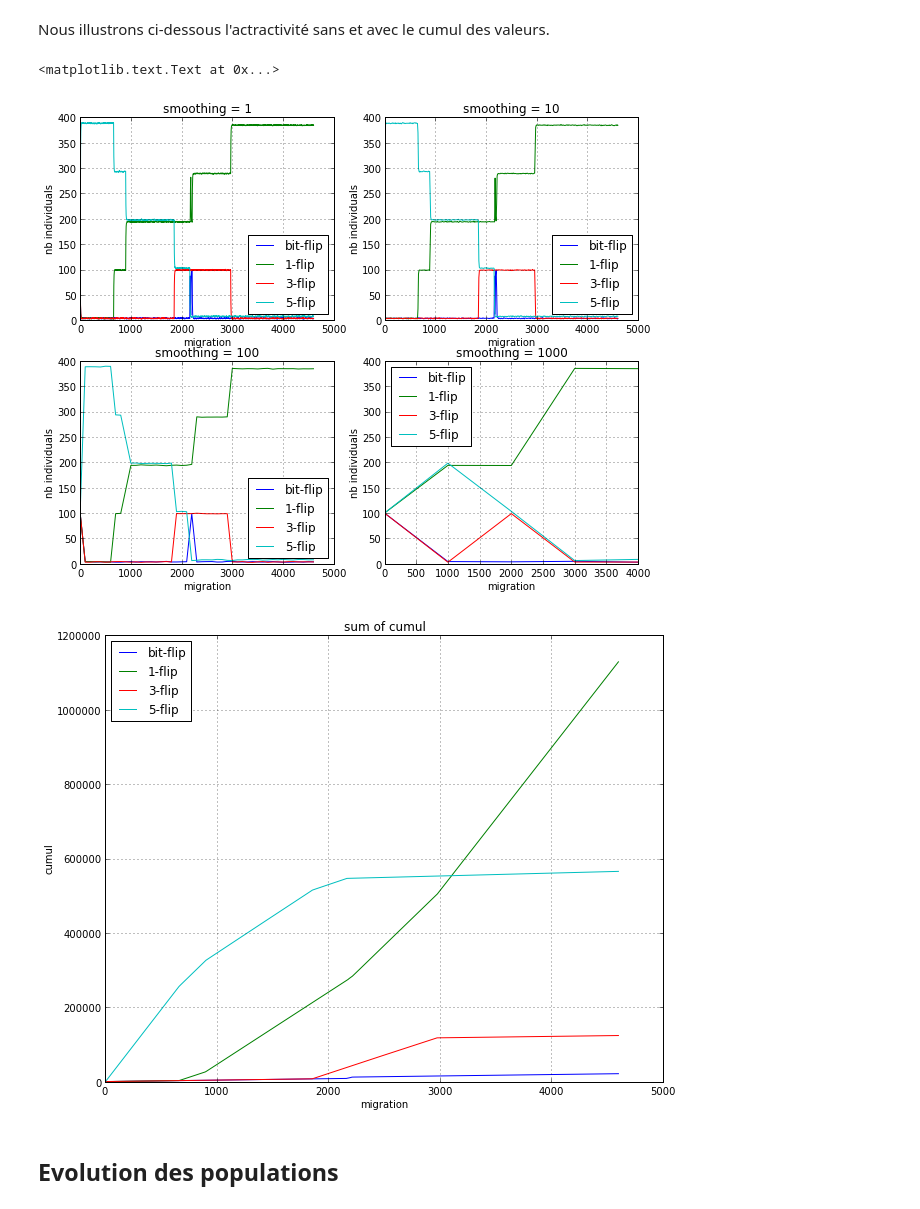
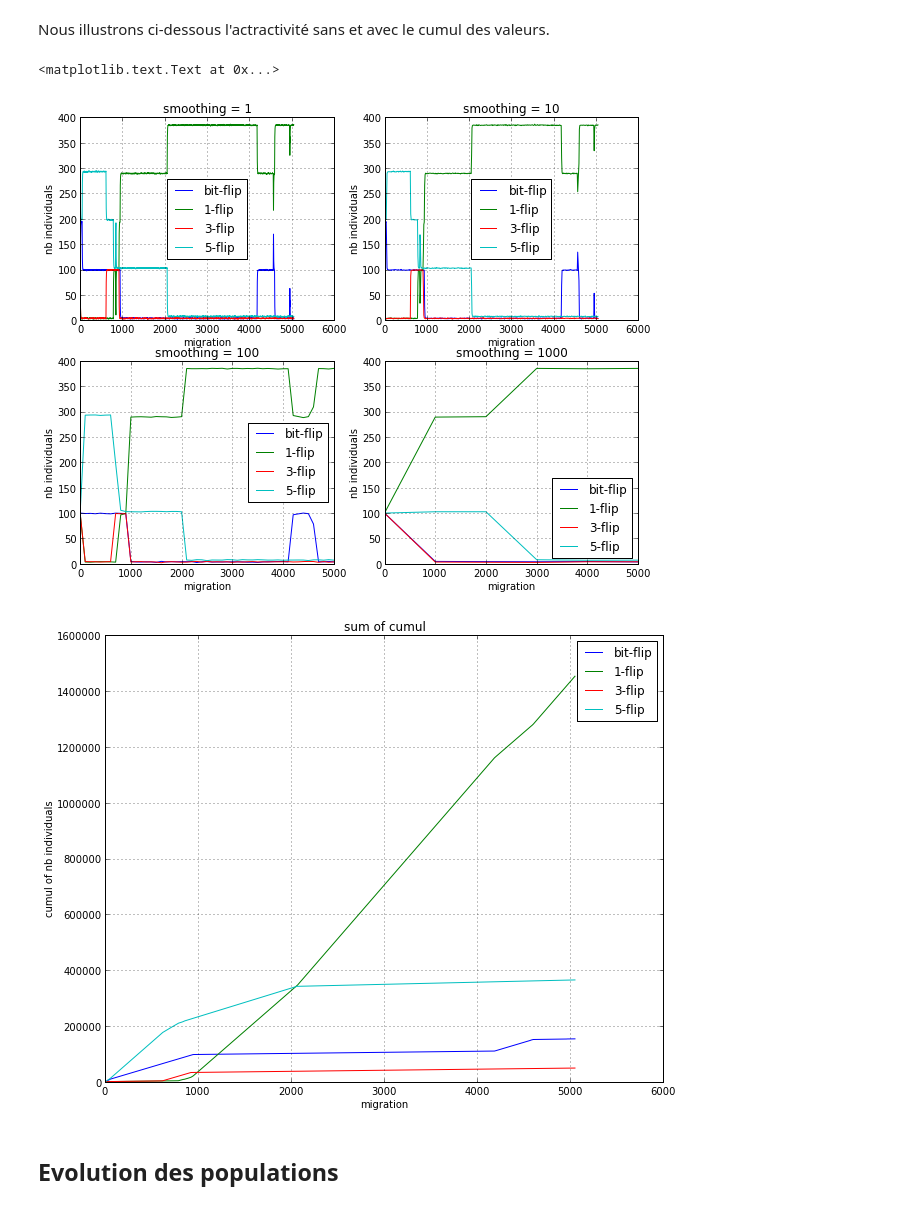
Before and after one commit to canercandan/dim, a Jupyter notebook: notebooks/experiments_onemax_problem.ipynb, the cells around one changed output. Drawn from its saved outputs; the diff is of its cells as text; code cells hidden in the pictures.

```diff
--- a/notebooks/experiments_onemax_problem.ipynb
+++ b/notebooks/experiments_onemax_problem.ipynb
@@ -96,7 +96,7 @@ end
 # %% [markdown]
 ## Data mining
 # %%
-data_set = [pd.read_csv('/Dev/dim/release/application/OneMax/nb_test_result_monitor_%d' % i, index_col=['DateTime','migration'], parse_dates='DateTime') for i in range(N)]
+data_set = [pd.read_csv('/tmp/onemax_test_result_monitor_%d' % i, index_col=['DateTime','migration'], parse_dates='DateTime') for i in range(N)]
 mig_set = [data_set[i].reset_index(0) for i in range(N)]
 # %% [markdown]
 ## Attractivité des opérateurs
@@ -105,14 +105,14 @@ Nous illustrons ci-dessous l'actractivité sans et avec le cumul des valeurs.
 # %%
 attractiveness = pd.concat([pd.concat([mig_set[j]['P%dto%d' % (j,i)] for j in range(N)],axis=1).sum(axis=1) for i in range(N)],axis=1)
 attractiveness.rename(columns=dict(zip(attractiveness.columns,OPS)), inplace=True)
 fig, axes = subplots(nrows=2,ncols=2)
 for affinity, ax in [(1,axes[0,0]), (10,axes[0,1]), (100,axes[1,0]), (1000,axes[1,1])]:
     attractiveness[::affinity].plot(ax=ax, title="smoothing = %d" % affinity).set_ylabel('nb individuals')
-attractiveness.cumsum().plot(title='sum of cumul').set_ylabel('cumul')
+attractiveness.cumsum().plot(title='sum of cumul').set_ylabel('cumul of nb individuals')
 # %% [output]
 <matplotlib.text.Text at 0x...>
-[figure, old version]
+[figure, new version]
-[figure, old version]
+[figure, new version]
 # %% [markdown]
 ## Evolution des populations
 # %%
```
Also changed, not shown: parts of 9 cells of this notebook, 8 other files.
